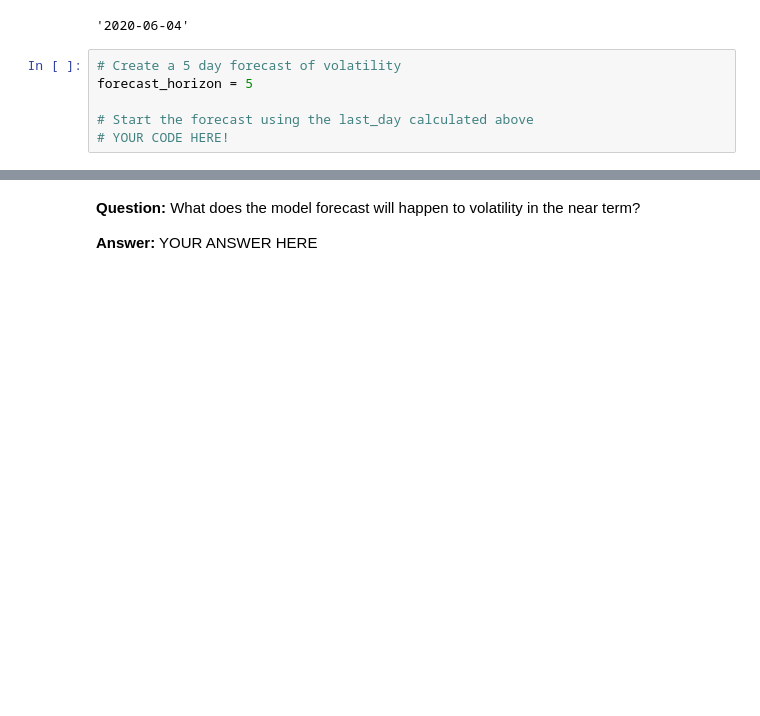
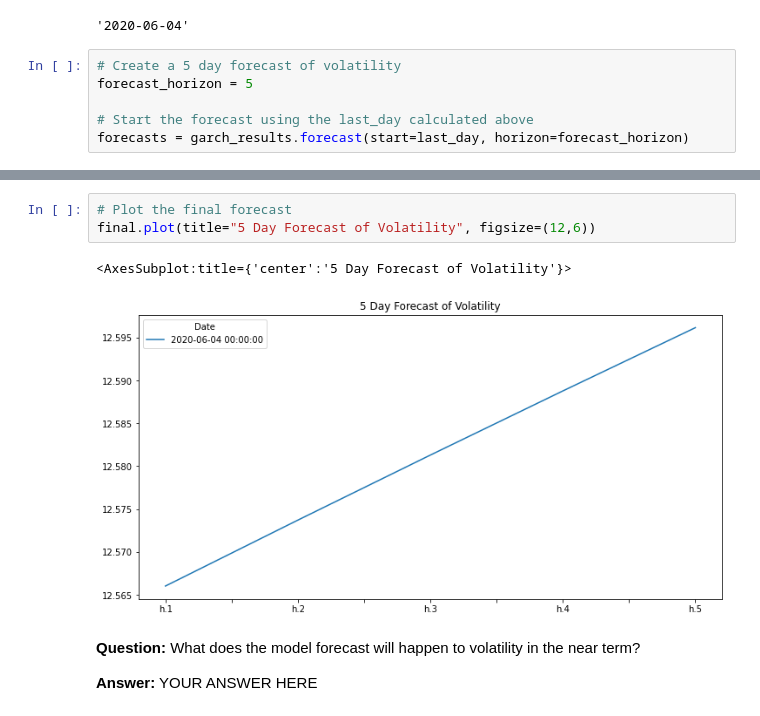
Before and after one commit to apfreeman/Unit-10-A-Yen-for-the-Future, a Jupyter notebook: Starter_Code/time_series_analysis.ipynb, the cells around one changed output, grey strips where cells are left out. Cells and saved outputs as stored; diff of their text form; blank space fills up the shorter version.

```diff
--- a/Starter_Code/time_series_analysis.ipynb
+++ b/Starter_Code/time_series_analysis.ipynb
@@ -295,7 +298,7 @@ last_day
 forecast_horizon = 5
 
 # Start the forecast using the last_day calculated above
-# YOUR CODE HERE!
+forecasts = garch_results.forecast(start=last_day, horizon=forecast_horizon)
 # %%
 # Annualize the forecast
 intermediate = np.sqrt(forecasts.variance.dropna() * 252)
@@ -324,3 +321,9 @@ final.head()
+# %%
+# Plot the final forecast
+final.plot(title="5 Day Forecast of Volatility", figsize=(12,6))
+# %% [output]
+<AxesSubplot:title={'center':'5 Day Forecast of Volatility'}>
+[figure, added]
 # %% [markdown]
 **Question:** What does the model forecast will happen to volatility in the near term?
 
```
Also changed, not shown: parts of 14 cells of this notebook.
